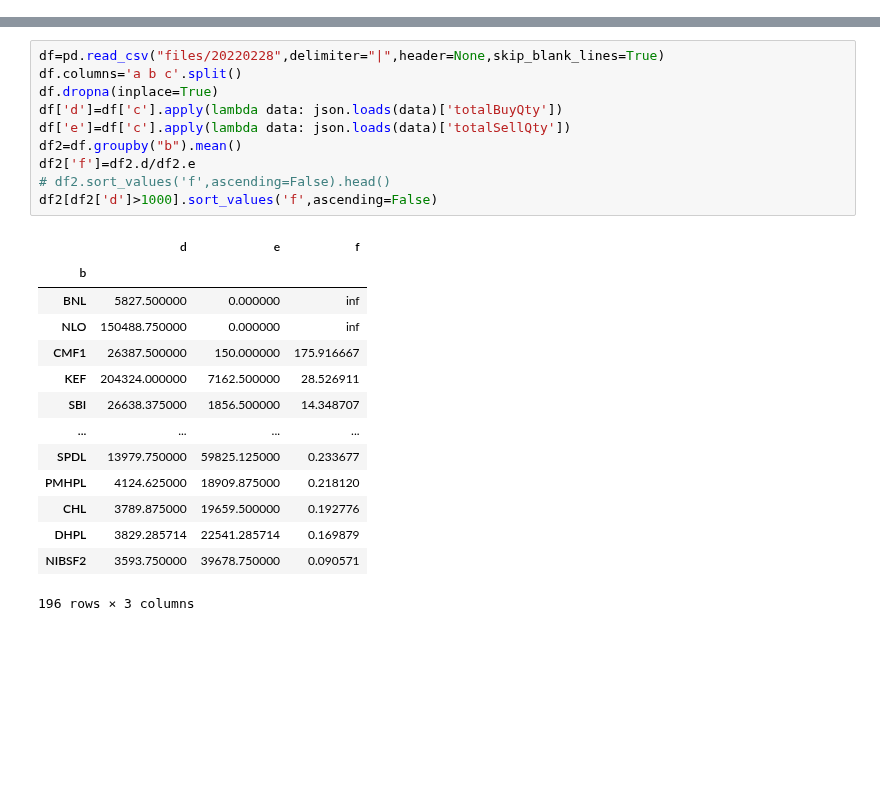
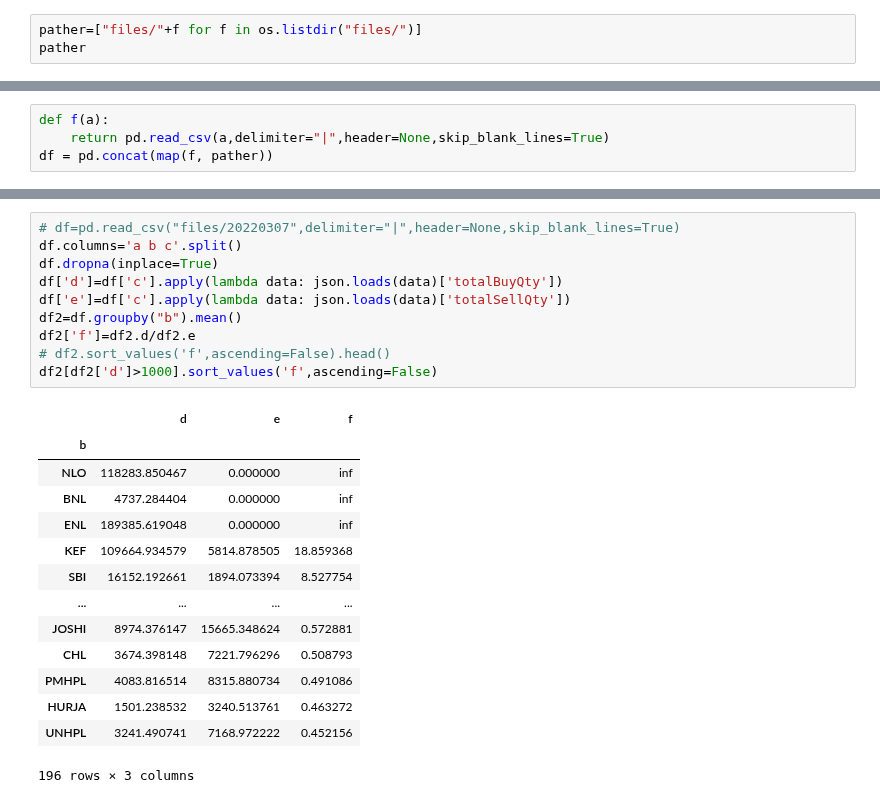
Before and after one commit to madhuko/nepse_depth, a Jupyter notebook: analytics.ipynb, the cells around one changed output, grey strips where cells are left out. Drawn from its saved outputs; the diff is of its cells as text; blank space fills up the shorter version.

```diff
--- a/analytics.ipynb
+++ b/analytics.ipynb
@@ -3,0 +8,3 @@ from datetime import date
+# %%
+pather=["files/"+f for f in os.listdir("files/")]
+pather
@@ -3,0 +25,4 @@ from datetime import date
+# %%
+def f(a):
+    return pd.read_csv(a,delimiter="|",header=None,skip_blank_lines=True)
+df = pd.concat(map(f, pather))
@@ -4,25 +45,25 @@ from datetime import date
 # %%
-df=pd.read_csv("files/20220228",delimiter="|",header=None,skip_blank_lines=True)
+# df=pd.read_csv("files/20220307",delimiter="|",header=None,skip_blank_lines=True)
 df.columns='a b c'.split()
 df.dropna(inplace=True)
 df['d']=df['c'].apply(lambda data: json.loads(data)['totalBuyQty'])
 df['e']=df['c'].apply(lambda data: json.loads(data)['totalSellQty'])
 df2=df.groupby("b").mean()
 df2['f']=df2.d/df2.e
 # df2.sort_values('f',ascending=False).head()
 df2[df2['d']>1000].sort_values('f',ascending=False)
 # %% [output]
 |  | d | e | f |
 | b |  |  |  |
-| BNL | 5827.500000 | 0.000000 | inf |
-| NLO | 150488.750000 | 0.000000 | inf |
-| CMF1 | 26387.500000 | 150.000000 | 175.916667 |
-| KEF | 204324.000000 | 7162.500000 | 28.526911 |
-| SBI | 26638.375000 | 1856.500000 | 14.348707 |
+| NLO | 118283.850467 | 0.000000 | inf |
+| BNL | 4737.284404 | 0.000000 | inf |
+| ENL | 189385.619048 | 0.000000 | inf |
+| KEF | 109664.934579 | 5814.878505 | 18.859368 |
+| SBI | 16152.192661 | 1894.073394 | 8.527754 |
 | ... | ... | ... | ... |
-| SPDL | 13979.750000 | 59825.125000 | 0.233677 |
-| PMHPL | 4124.625000 | 18909.875000 | 0.218120 |
-| CHL | 3789.875000 | 19659.500000 | 0.192776 |
-| DHPL | 3829.285714 | 22541.285714 | 0.169879 |
-| NIBSF2 | 3593.750000 | 39678.750000 | 0.090571 |
+| JOSHI | 8974.376147 | 15665.348624 | 0.572881 |
+| CHL | 3674.398148 | 7221.796296 | 0.508793 |
+| PMHPL | 4083.816514 | 8315.880734 | 0.491086 |
+| HURJA | 1501.238532 | 3240.513761 | 0.463272 |
+| UNHPL | 3241.490741 | 7168.972222 | 0.452156 |
 196 rows × 3 columns
```
Also changed, not shown: parts of 11 cells of this notebook.
